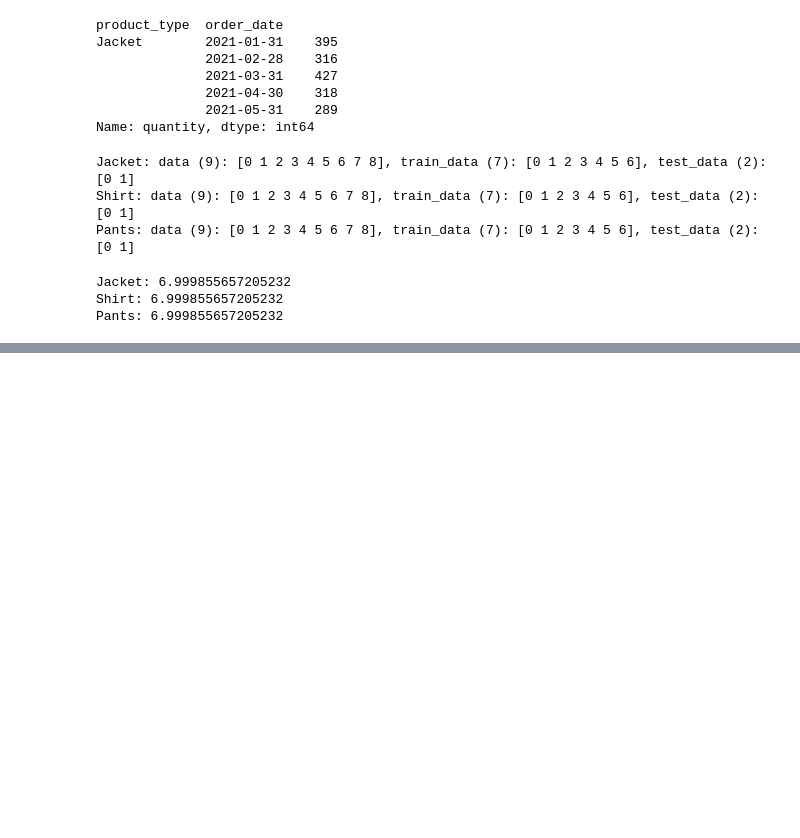
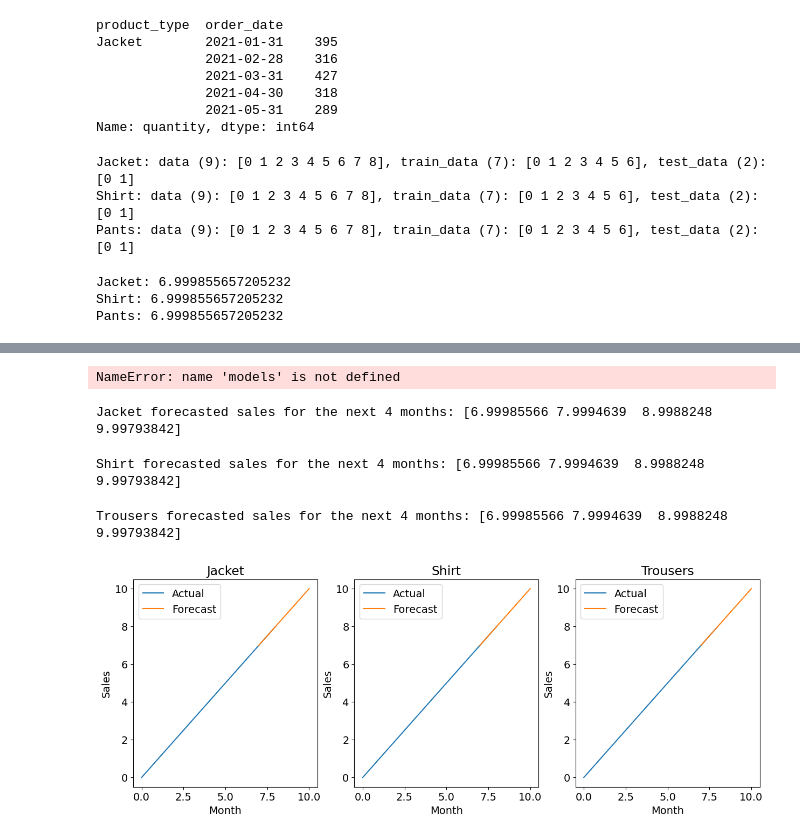
Before and after one commit to azeledon/Final_Project_Group2, a Jupyter notebook: Python/sales_forecasting_model.ipynb, the cells around one changed output, grey strips where cells are left out. Cells and saved outputs as stored; diff of their text form; code cells hidden in the pictures; blank space fills up the shorter version.

```diff
--- a/Python/sales_forecasting_model.ipynb
+++ b/Python/sales_forecasting_model.ipynb
@@ -122,0 +217,72 @@ Pants: 6.999855657205232
+# %%
+# get the forecast values for each product
+forecasts = {name: model.forecast(steps=4) for name, model in models.items()}
+
+# plot the actual and forecast values for each product
+fig, axs = plt.subplots(1, 3, figsize=(15,5))
+
+for i, (name, data) in enumerate(products.items()):
+    train_data, test_data = data["train"], data["test"]
+    train_size = len(train_data)
+    forecast = forecasts[name]
+    axs[i].plot(train_data + test_data, label="Actual")
+    axs[i].plot(range(train_size, train_size+4), forecast, label="Forecast")
+    axs[i].set_title(name)
+    axs[i].set_xlabel("Month")
+    axs[i].set_ylabel("Sales")
+    axs[i].legend()
+
+plt.show()
+# %% [output]
+NameError: name 'models' is not defined
+# %%
+import numpy as np
+import pandas as pd
+from statsmodels.tsa.arima.model import ARIMA
+import matplotlib.pyplot as plt
+
+# define the data and train_size
+data = [0, 1, 2, 3, 4, 5, 6, 7, 8]
+train_size = 7
+
+# create a dictionary for each product
+products = {
+    "Jacket": {},
+    "Shirt": {},
+    "Trousers": {}
+}
+
+# set the train_data and test_data arrays as values in each product dictionary
+for name in products.keys():
+    train_data, test_data = data[:train_size], data[train_size:]
+    products[name]["train"] = train_data
+    products[name]["test"] = test_data
+
+    # fit an ARIMA model to the training data and forecast the next 4 months' sales
+    model = ARIMA(train_data, order=(1, 1, 1))
+    model_fit = model.fit()
+    forecast = model_fit.forecast(steps=4)
+    products[name]["forecast"] = forecast
+
+    # print the forecast for the next 4 months
+    print(f"{name} forecasted sales for the next 4 months: {forecast}")
+
+# plot the actual and forecasted sales for each product
+fig, axs = plt.subplots(1, 3, figsize=(15,5))
+
+for i, (name, data) in enumerate(products.items()):
+    train_data, test_data = data["train"], data["test"]
+    forecast = data["forecast"]
+    axs[i].plot(train_data + test_data, label="Actual")
+    axs[i].plot(range(train_size, train_size+4), forecast, label="Forecast")
+    axs[i].set_title(name)
+    axs[i].set_xlabel("Month")
+    axs[i].set_ylabel("Sales")
+    axs[i].legend()
+
+plt.show()
+# %% [output]
+Jacket forecasted sales for the next 4 months: [6.99985566 7.9994639  8.9988248  9.99793842]
+Shirt forecasted sales for the next 4 months: [6.99985566 7.9994639  8.9988248  9.99793842]
+Trousers forecasted sales for the next 4 months: [6.99985566 7.9994639  8.9988248  9.99793842]
+[figure, added]
```
Also changed, not shown: parts of 4 cells of this notebook.
